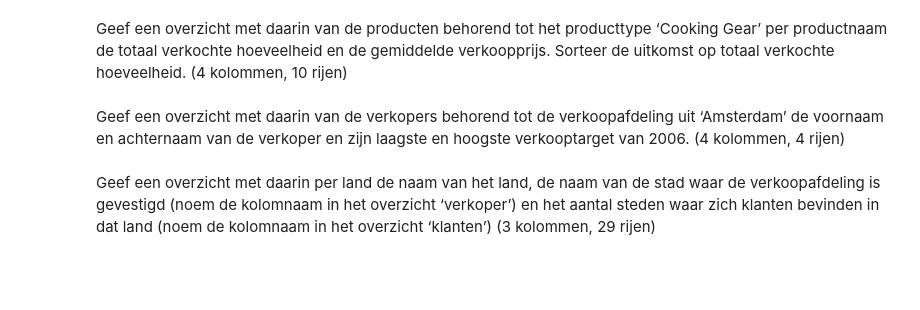
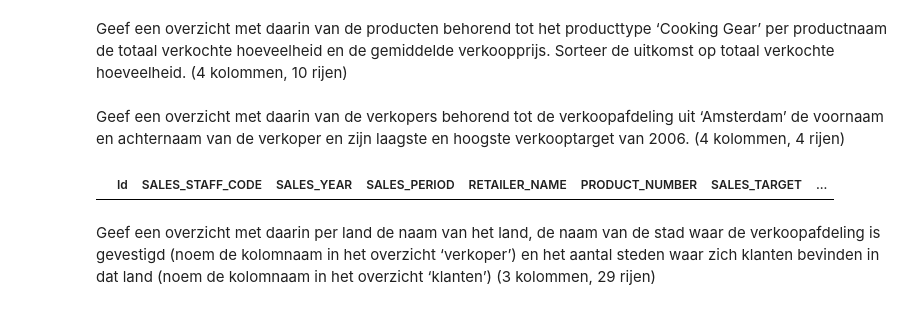
Before and after one commit to troykort/DaD, a Jupyter notebook: Practicum_2.3_Opdracht/Practicum_2.3_Opdrachten.ipynb, the cells around one changed output. Saved outputs shown, nothing was run; the diff lists cells and outputs as text; code cells hidden in the pictures; blank space fills up the shorter version.

```diff
--- a/Practicum_2.3_Opdracht/Practicum_2.3_Opdrachten.ipynb
+++ b/Practicum_2.3_Opdracht/Practicum_2.3_Opdrachten.ipynb
@@ -337,6 +374,11 @@ Geef een overzicht met daarin per land het aantal vestigingen van klanten die zi
 Geef een overzicht met daarin van de producten behorend tot het producttype ‘Cooking Gear’ per productnaam de totaal verkochte hoeveelheid en de gemiddelde verkoopprijs. Sorteer de uitkomst op totaal verkochte hoeveelheid. (4 kolommen, 10 rijen)
 # %% [markdown]
 Geef een overzicht met daarin van de verkopers behorend tot de verkoopafdeling uit ‘Amsterdam’ de voornaam en achternaam van de verkoper en zijn laagste en hoogste verkooptarget van 2006. (4 kolommen, 4 rijen)
+# %%
+amsterdam_sales_staff = sales_staff[sales_staff['SALES_BRANCH_CODE'] == 'Amsterdam']
+targets_2006 = target[(target['SALES_YEAR'] == 2006) & (target['SALES_STAFF_CODE'].isin(amsterdam_sales_staff['SALES_STAFF_CODE']))]
+# %% [output]
+|  | Id | SALES_STAFF_CODE | SALES_YEAR | SALES_PERIOD | RETAILER_NAME | PRODUCT_NUMBER | SALES_TARGET | ... |
 # %% [markdown]
 Geef een overzicht met daarin per land de naam van het land, de naam van de stad waar de verkoopafdeling is gevestigd (noem de kolomnaam in het overzicht ‘verkoper’) en het aantal steden waar zich klanten bevinden in dat land (noem de kolomnaam in het overzicht ‘klanten’) (3 kolommen, 29 rijen)
 # %% [markdown]
```
Also changed, not shown: parts of 3 cells of this notebook, 2 other files.
